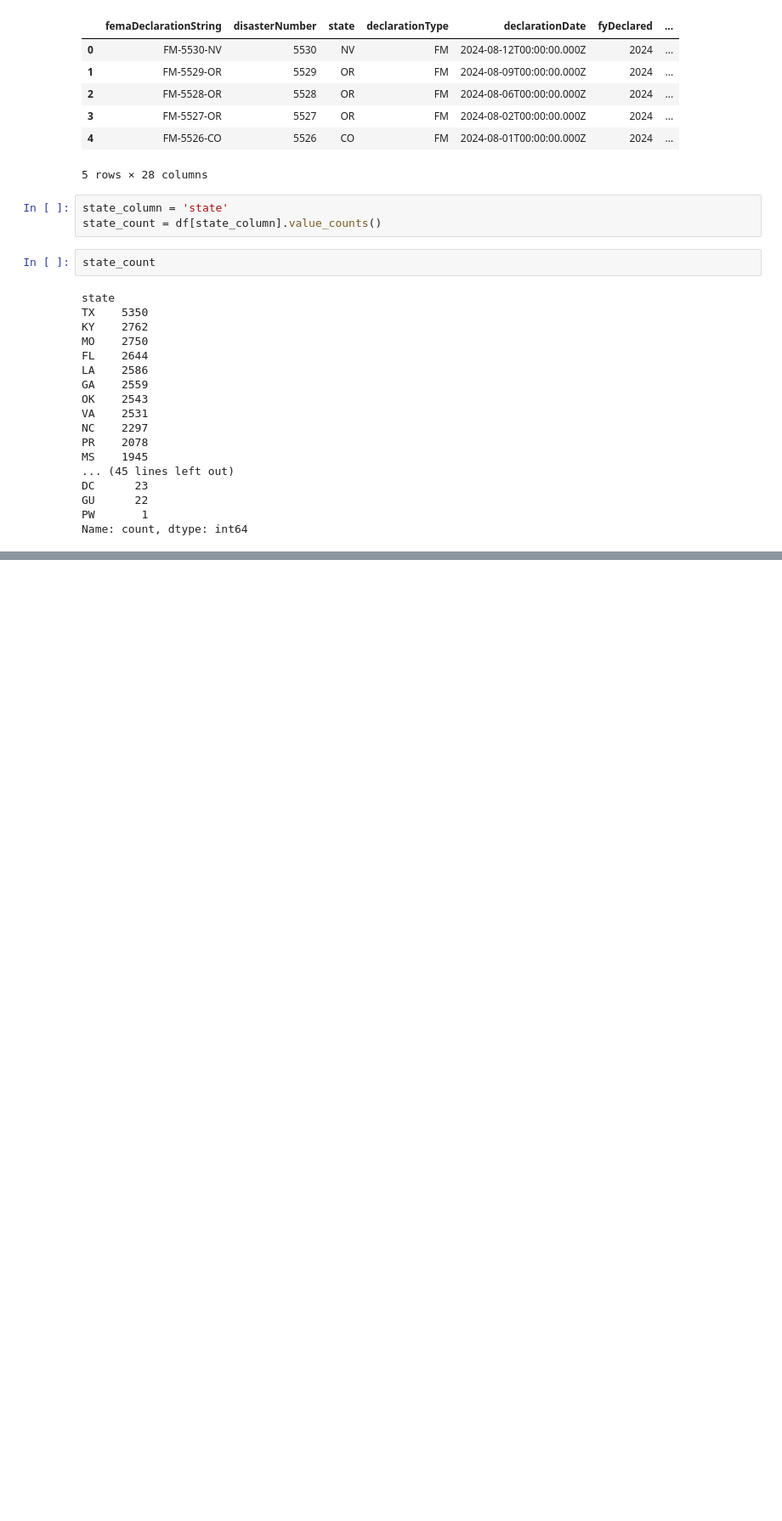
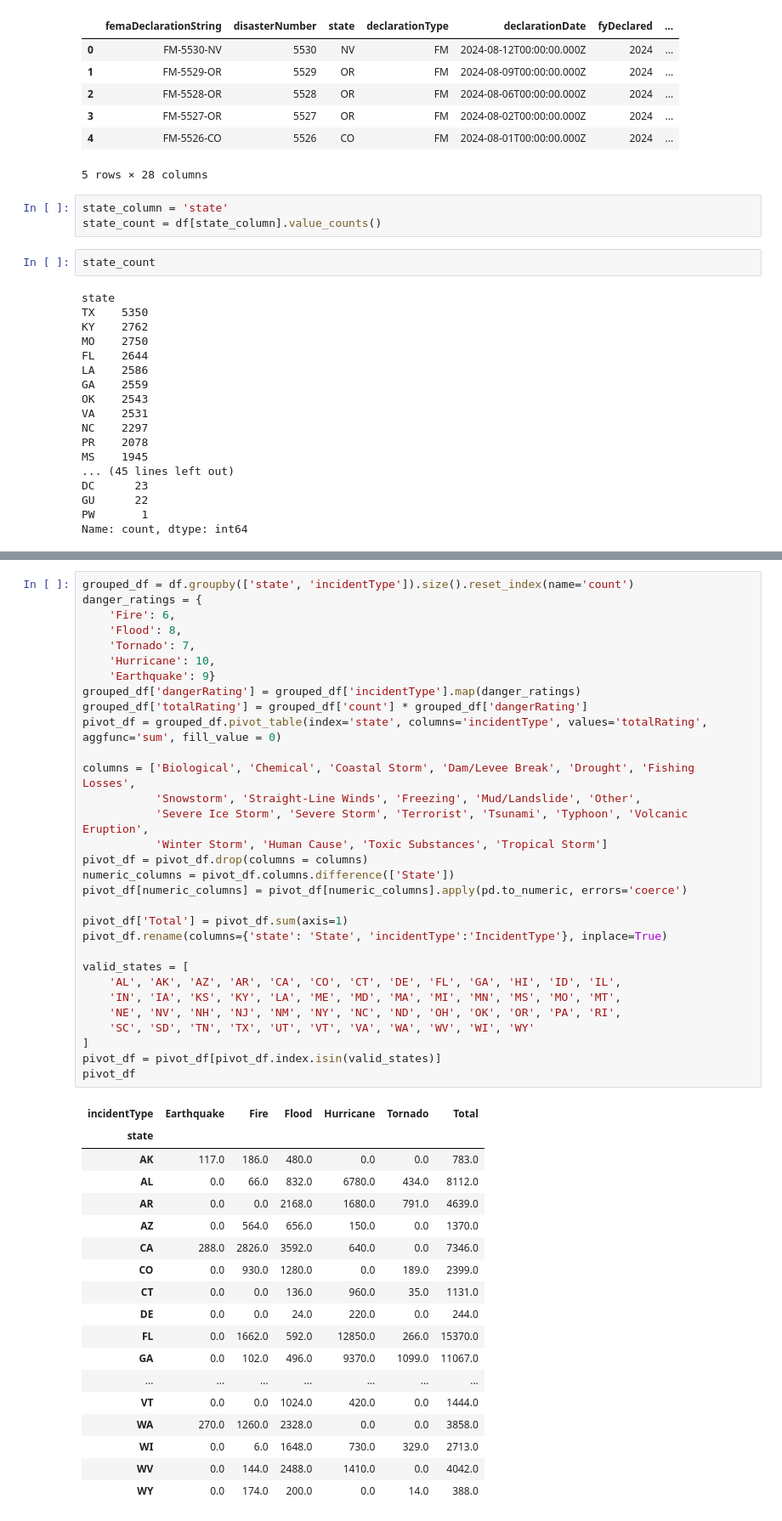
Before and after one commit to CtheFink/Math485, a Jupyter notebook: Project 1 - Johnsen Fink.ipynb, the cells around one changed output, grey strips where cells are left out. Shown at 85% size. Saved outputs shown, nothing was run; the diff lists cells and outputs as text; blank space fills up the shorter version.

```diff
--- a/Project 1 - Johnsen Fink.ipynb
+++ b/Project 1 - Johnsen Fink.ipynb
@@ -50,0 +89,50 @@ Name: count, dtype: int64
+# %%
+grouped_df = df.groupby(['state', 'incidentType']).size().reset_index(name='count')
+danger_ratings = {
+    'Fire': 6,
+    'Flood': 8,
+    'Tornado': 7,
+    'Hurricane': 10,
+    'Earthquake': 9}
+grouped_df['dangerRating'] = grouped_df['incidentType'].map(danger_ratings)
+grouped_df['totalRating'] = grouped_df['count'] * grouped_df['dangerRating']
+pivot_df = grouped_df.pivot_table(index='state', columns='incidentType', values='totalRating', aggfunc='sum', fill_value = 0)
+
+columns = ['Biological', 'Chemical', 'Coastal Storm', 'Dam/Levee Break', 'Drought', 'Fishing Losses',
+           'Snowstorm', 'Straight-Line Winds', 'Freezing', 'Mud/Landslide', 'Other',
+           'Severe Ice Storm', 'Severe Storm', 'Terrorist', 'Tsunami', 'Typhoon', 'Volcanic Eruption',
+           'Winter Storm', 'Human Cause', 'Toxic Substances', 'Tropical Storm']
+pivot_df = pivot_df.drop(columns = columns)
+numeric_columns = pivot_df.columns.difference(['State'])
+pivot_df[numeric_columns] = pivot_df[numeric_columns].apply(pd.to_numeric, errors='coerce')
+
+pivot_df['Total'] = pivot_df.sum(axis=1)
+pivot_df.rename(columns={'state': 'State', 'incidentType':'IncidentType'}, inplace=True)
+
+valid_states = [
+    'AL', 'AK', 'AZ', 'AR', 'CA', 'CO', 'CT', 'DE', 'FL', 'GA', 'HI', 'ID', 'IL',
+    'IN', 'IA', 'KS', 'KY', 'LA', 'ME', 'MD', 'MA', 'MI', 'MN', 'MS', 'MO', 'MT',
+    'NE', 'NV', 'NH', 'NJ', 'NM', 'NY', 'NC', 'ND', 'OH', 'OK', 'OR', 'PA', 'RI',
+    'SC', 'SD', 'TN', 'TX', 'UT', 'VT', 'VA', 'WA', 'WV', 'WI', 'WY'
+]
+pivot_df = pivot_df[pivot_df.index.isin(valid_states)]
+pivot_df
+# %% [output]
+| incidentType | Earthquake | Fire | Flood | Hurricane | Tornado | Total |
+| state |  |  |  |  |  |  |
+| AK | 117.0 | 186.0 | 480.0 | 0.0 | 0.0 | 783.0 |
+| AL | 0.0 | 66.0 | 832.0 | 6780.0 | 434.0 | 8112.0 |
+| AR | 0.0 | 0.0 | 2168.0 | 1680.0 | 791.0 | 4639.0 |
+| AZ | 0.0 | 564.0 | 656.0 | 150.0 | 0.0 | 1370.0 |
+| CA | 288.0 | 2826.0 | 3592.0 | 640.0 | 0.0 | 7346.0 |
+| CO | 0.0 | 930.0 | 1280.0 | 0.0 | 189.0 | 2399.0 |
+| CT | 0.0 | 0.0 | 136.0 | 960.0 | 35.0 | 1131.0 |
+| DE | 0.0 | 0.0 | 24.0 | 220.0 | 0.0 | 244.0 |
+| FL | 0.0 | 1662.0 | 592.0 | 12850.0 | 266.0 | 15370.0 |
+| GA | 0.0 | 102.0 | 496.0 | 9370.0 | 1099.0 | 11067.0 |
+| ... | ... | ... | ... | ... | ... | ... |
+| VT | 0.0 | 0.0 | 1024.0 | 420.0 | 0.0 | 1444.0 |
+| WA | 270.0 | 1260.0 | 2328.0 | 0.0 | 0.0 | 3858.0 |
+| WI | 0.0 | 6.0 | 1648.0 | 730.0 | 329.0 | 2713.0 |
+| WV | 0.0 | 144.0 | 2488.0 | 1410.0 | 0.0 | 4042.0 |
+| WY | 0.0 | 174.0 | 200.0 | 0.0 | 14.0 | 388.0 |
```
Also changed, not shown: parts of 2 cells of this notebook.
